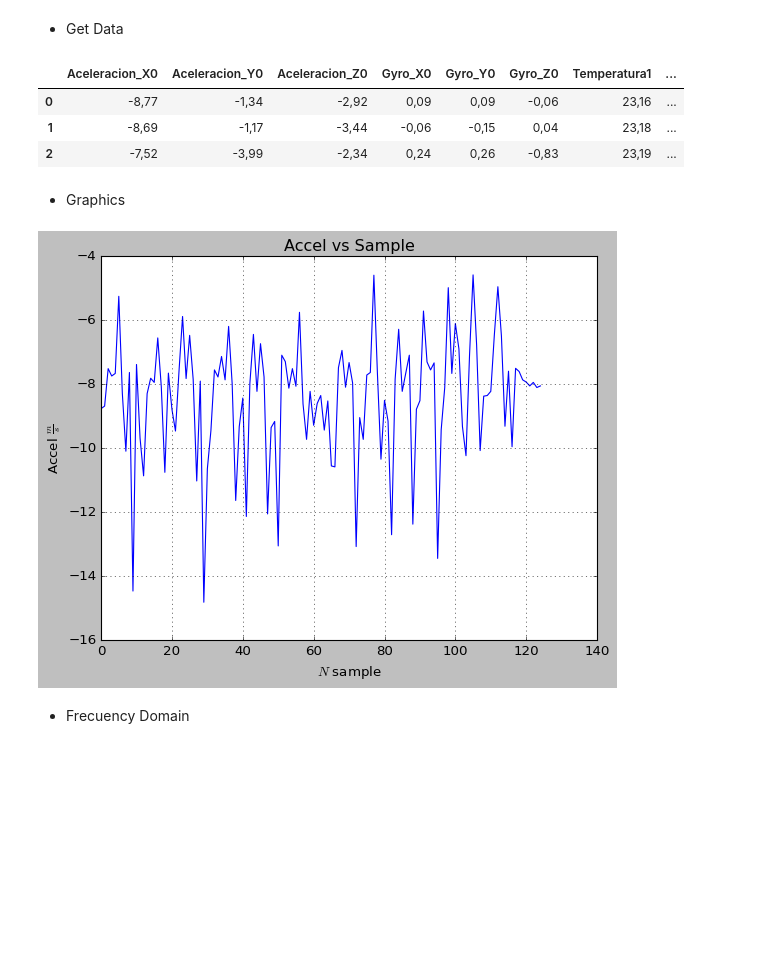
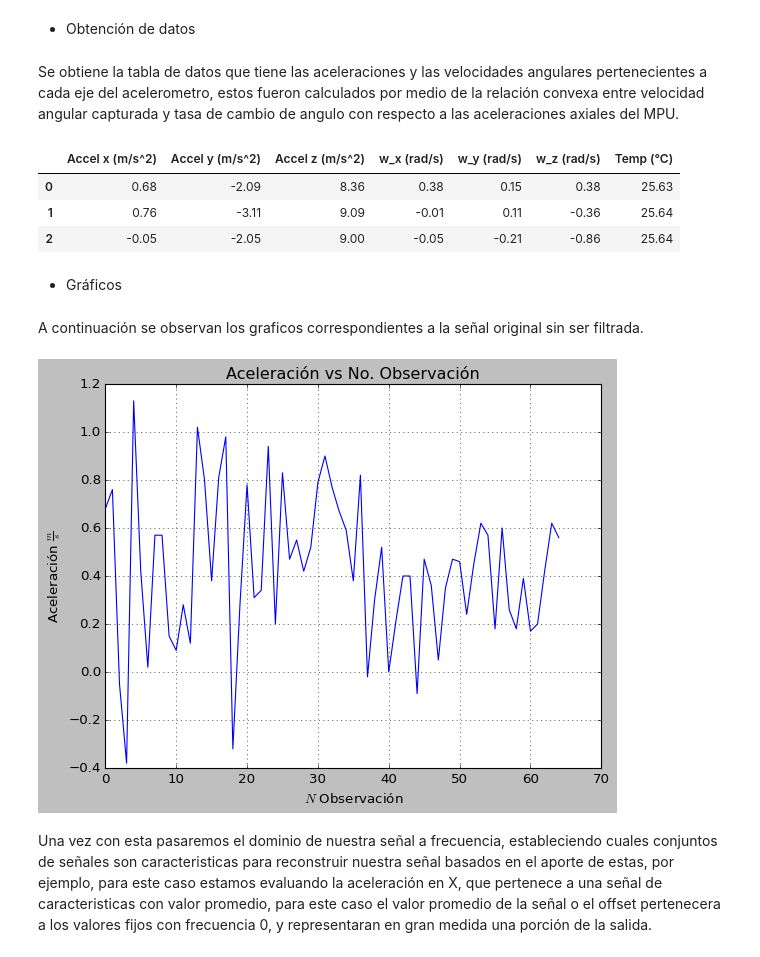
Before and after one commit to DuneV/MAIA-Curso, a Jupyter notebook: Modules/fourier_procesing.ipynb, the cells around one changed output. Drawn from its saved outputs; the diff is of its cells as text; code cells hidden in the pictures; blank space fills up the shorter version.

```diff
--- a/Modules/fourier_procesing.ipynb
+++ b/Modules/fourier_procesing.ipynb
@@ -9,35 +57,36 @@ import matplotlib.pyplot as plt
 from scipy.fft import fft, ifft, fftfreq
 plt.style.use('classic')
-# %% [markdown]
-- Get Data
+# %% [markdown]
+- Obtención de datos
+# %% [markdown]
+Se obtiene la tabla de datos que tiene las aceleraciones y las velocidades angulares pertenecientes a cada eje del acelerometro, estos fueron calculados por medio de la relación convexa entre velocidad angular capturada y tasa de cambio de angulo con respecto a las aceleraciones axiales del MPU.
 # %%
 '''
 The acelerations are in m/s and the gyros in rad/s
 '''
-data = pd.read_csv('aceleraciones.csv', sep=';')
+data = pd.read_csv('..\Data\slicer.csv')
 data.head(3)
 # %% [output]
-|  | Aceleracion_X0 | Aceleracion_Y0 | Aceleracion_Z0 | Gyro_X0 | Gyro_Y0 | Gyro_Z0 | Temperatura1 | ... |
-| 0 | -8,77 | -1,34 | -2,92 | 0,09 | 0,09 | -0,06 | 23,16 | ... |
-| 1 | -8,69 | -1,17 | -3,44 | -0,06 | -0,15 | 0,04 | 23,18 | ... |
-| 2 | -7,52 | -3,99 | -2,34 | 0,24 | 0,26 | -0,83 | 23,19 | ... |
+|  | Accel x (m/s^2) | Accel y (m/s^2) | Accel z (m/s^2) | w_x (rad/s) | w_y (rad/s) | w_z (rad/s) | Temp (°C) |
+| 0 | 0.68 | -2.09 | 8.36 | 0.38 | 0.15 | 0.38 | 25.63 |
+| 1 | 0.76 | -3.11 | 9.09 | -0.01 | 0.11 | -0.36 | 25.64 |
+| 2 | -0.05 | -2.05 | 9.00 | -0.05 | -0.21 | -0.86 | 25.64 |
 # %% [markdown]
-- Graphics
+- Gráficos
-# %%
-for name in data.columns:
-    data[name] = data[name].str.replace(',','.').astype(float)
+# %% [markdown]
+A continuación se observan los graficos correspondientes a la señal original sin ser filtrada.
 # %%
-samples = len(data['Aceleracion_X0'])
+samples = len(data['Accel x (m/s^2)'])
 total_time = 0.5*samples
-v_sam = np.linspace(0,samples-1,125)
-data['Aceleracion_X0'].plot()
-accx = data['Aceleracion_X0'].to_numpy()
-plt.xlabel('$N$ sample')
-plt.ylabel(r'Accel $\frac{m}{s}$')
-plt.title('Accel vs Sample')
+v_sam = np.linspace(0,samples-1,len(data['Accel x (m/s^2)']))
+data['Accel x (m/s^2)'].plot()
+accx = data['Accel x (m/s^2)'].to_numpy()
+plt.xlabel('$N$ Observación')
+plt.ylabel(r'Aceleración $\frac{m}{s}$')
+plt.title('Aceleración vs No. Observación')
 plt.grid()
 plt.show()
 # %% [output]
-[figure, old version]
+[figure, new version]
-# %% [markdown]
-- Frecuency Domain
+# %% [markdown]
+Una vez con esta pasaremos el dominio de nuestra señal a frecuencia, estableciendo cuales conjuntos de señales son caracteristicas para reconstruir nuestra señal basados en el aporte de estas, por ejemplo, para este caso estamos evaluando la aceleración en X, que pertenece a una señal de caracteristicas con valor promedio, para este caso el valor promedio de la señal o el offset pertenecera a los valores fijos con frecuencia 0, y representaran en gran medida una porción de la salida.
```
Also changed, not shown: parts of 23 cells of this notebook.
